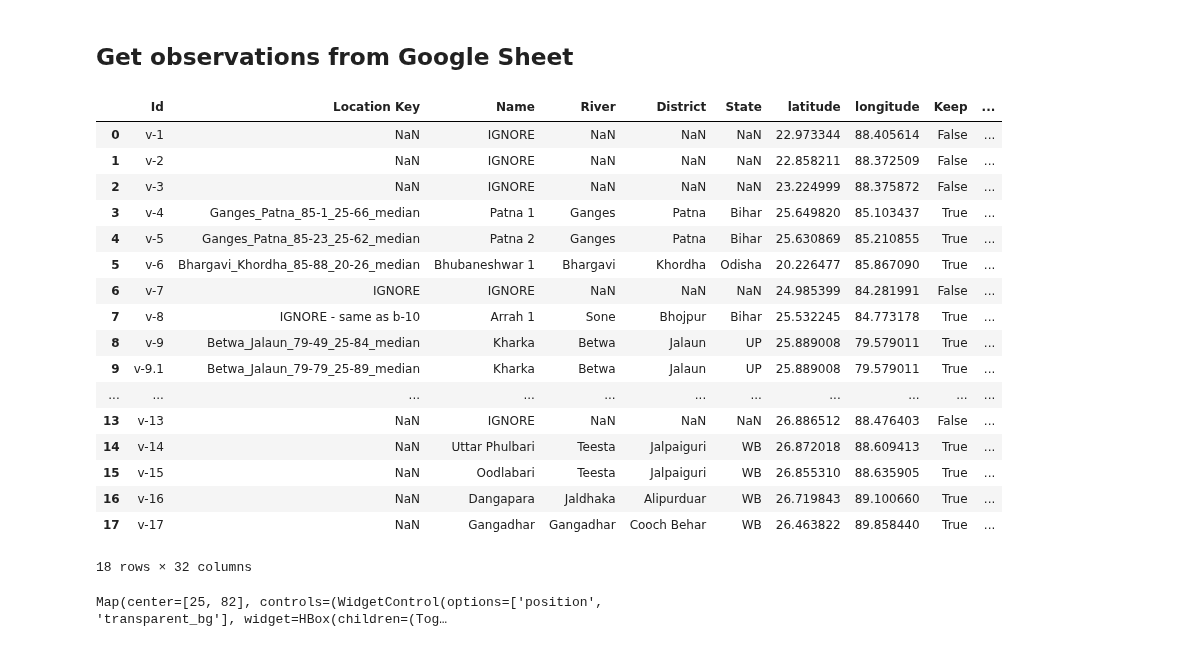
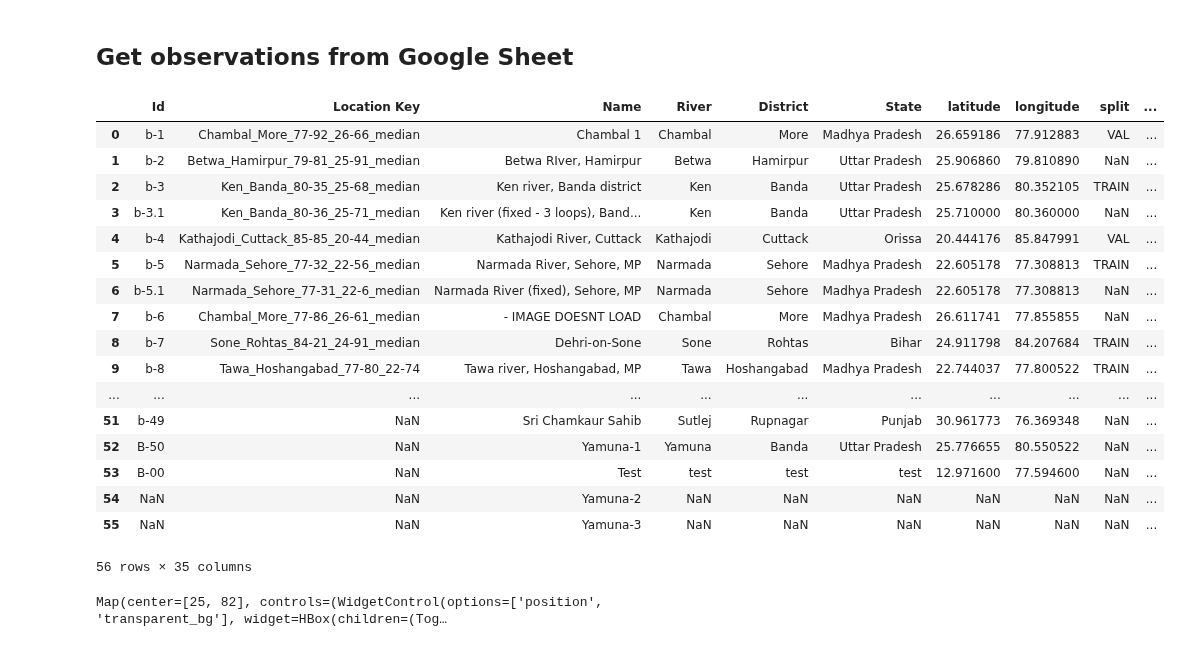
Before and after one commit to BerkeleySandProject/sandmining-watch, a Jupyter notebook: label/observation_selector.ipynb, the cells around one changed output. Drawn from its saved outputs; the diff is of its cells as text; code cells hidden in the pictures.

```diff
--- a/label/observation_selector.ipynb
+++ b/label/observation_selector.ipynb
@@ -525,31 +558,31 @@ def on_end_date_change(change):
 ## Get observations from Google Sheet
 # %%
 sheet_id = "1Q1VfZWmh_BubeTz9Umjofx6Xz8bSb46xvrxBGNJupaE"
-sheet_name = "Veditum"
+sheet_name = "BSP"
 url = f"https://docs.google.com/spreadsheets/d/{sheet_id}/gviz/tq?tqx=out:csv&sheet={sheet_name}"
 
 label_candidates = pd.read_csv(url)
 
 label_candidates
 # %% [output]
-|  | Id | Location Key | Name | River | District | State | latitude | longitude | Keep | ... |
-| 0 | v-1 | NaN | IGNORE | NaN | NaN | NaN | 22.973344 | 88.405614 | False | ... |
-| 1 | v-2 | NaN | IGNORE | NaN | NaN | NaN | 22.858211 | 88.372509 | False | ... |
-| 2 | v-3 | NaN | IGNORE | NaN | NaN | NaN | 23.224999 | 88.375872 | False | ... |
-| 3 | v-4 | Ganges_Patna_85-1_25-66_median | Patna 1 | Ganges | Patna | Bihar | 25.649820 | 85.103437 | True | ... |
-| 4 | v-5 | Ganges_Patna_85-23_25-62_median | Patna 2 | Ganges | Patna | Bihar | 25.630869 | 85.210855 | True | ... |
-| 5 | v-6 | Bhargavi_Khordha_85-88_20-26_median | Bhubaneshwar 1 | Bhargavi | Khordha | Odisha | 20.226477 | 85.867090 | True | ... |
-| 6 | v-7 | IGNORE | IGNORE | NaN | NaN | NaN | 24.985399 | 84.281991 | False | ... |
-| 7 | v-8 | IGNORE - same as b-10 | Arrah 1 | Sone | Bhojpur | Bihar | 25.532245 | 84.773178 | True | ... |
-| 8 | v-9 | Betwa_Jalaun_79-49_25-84_median | Kharka | Betwa | Jalaun | UP | 25.889008 | 79.579011 | True | ... |
-| 9 | v-9.1 | Betwa_Jalaun_79-79_25-89_median | Kharka | Betwa | Jalaun | UP | 25.889008 | 79.579011 | True | ... |
+|  | Id | Location Key | Name | River | District | State | latitude | longitude | split | ... |
+| 0 | b-1 | Chambal_More_77-92_26-66_median | Chambal 1 | Chambal | More | Madhya Pradesh | 26.659186 | 77.912883 | VAL | ... |
+| 1 | b-2 | Betwa_Hamirpur_79-81_25-91_median | Betwa RIver, Hamirpur | Betwa | Hamirpur | Uttar Pradesh | 25.906860 | 79.810890 | NaN | ... |
+| 2 | b-3 | Ken_Banda_80-35_25-68_median | Ken river, Banda district | Ken | Banda | Uttar Pradesh | 25.678286 | 80.352105 | TRAIN | ... |
+| 3 | b-3.1 | Ken_Banda_80-36_25-71_median | Ken river (fixed - 3 loops), Band... | Ken | Banda | Uttar Pradesh | 25.710000 | 80.360000 | NaN | ... |
+| 4 | b-4 | Kathajodi_Cuttack_85-85_20-44_median | Kathajodi River, Cuttack | Kathajodi | Cuttack | Orissa | 20.444176 | 85.847991 | VAL | ... |
+| 5 | b-5 | Narmada_Sehore_77-32_22-56_median | Narmada River, Sehore, MP | Narmada | Sehore | Madhya Pradesh | 22.605178 | 77.308813 | TRAIN | ... |
+| 6 | b-5.1 | Narmada_Sehore_77-31_22-6_median | Narmada River (fixed), Sehore, MP | Narmada | Sehore | Madhya Pradesh | 22.605178 | 77.308813 | NaN | ... |
+| 7 | b-6 | Chambal_More_77-86_26-61_median | - IMAGE DOESNT LOAD | Chambal | More | Madhya Pradesh | 26.611741 | 77.855855 | NaN | ... |
+| 8 | b-7 | Sone_Rohtas_84-21_24-91_median | Dehri-on-Sone | Sone | Rohtas | Bihar | 24.911798 | 84.207684 | TRAIN | ... |
+| 9 | b-8 | Tawa_Hoshangabad_77-80_22-74 | Tawa river, Hoshangabad, MP | Tawa | Hoshangabad | Madhya Pradesh | 22.744037 | 77.800522 | TRAIN | ... |
 | ... | ... | ... | ... | ... | ... | ... | ... | ... | ... | ... |
-| 13 | v-13 | NaN | IGNORE | NaN | NaN | NaN | 26.886512 | 88.476403 | False | ... |
-| 14 | v-14 | NaN | Uttar Phulbari | Teesta | Jalpaiguri | WB | 26.872018 | 88.609413 | True | ... |
-| 15 | v-15 | NaN | Oodlabari | Teesta | Jalpaiguri | WB | 26.855310 | 88.635905 | True | ... |
-| 16 | v-16 | NaN | Dangapara | Jaldhaka | Alipurduar | WB | 26.719843 | 89.100660 | True | ... |
-| 17 | v-17 | NaN | Gangadhar | Gangadhar | Cooch Behar | WB | 26.463822 | 89.858440 | True | ... |
+| 51 | b-49 | NaN | Sri Chamkaur Sahib | Sutlej | Rupnagar | Punjab | 30.961773 | 76.369348 | NaN | ... |
+| 52 | B-50 | NaN | Yamuna-1 | Yamuna | Banda | Uttar Pradesh | 25.776655 | 80.550522 | NaN | ... |
+| 53 | B-00 | NaN | Test | test | test | test | 12.971600 | 77.594600 | NaN | ... |
+| 54 | NaN | NaN | Yamuna-2 | NaN | NaN | NaN | NaN | NaN | NaN | ... |
+| 55 | NaN | NaN | Yamuna-3 | NaN | NaN | NaN | NaN | NaN | NaN | ... |
-18 rows × 32 columns
+56 rows × 35 columns
 # %%
 # Resetting logger (important for Jupyter)
 logger = logging.getLogger()
```
Also changed, not shown: parts of 8 cells of this notebook.
